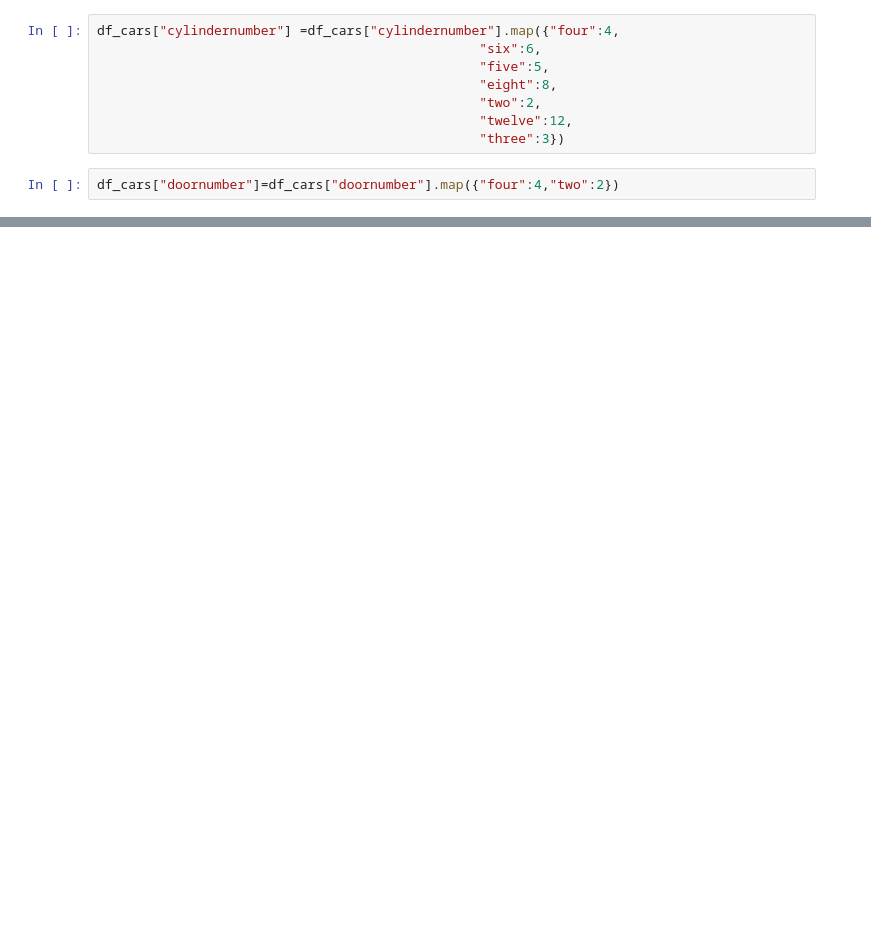
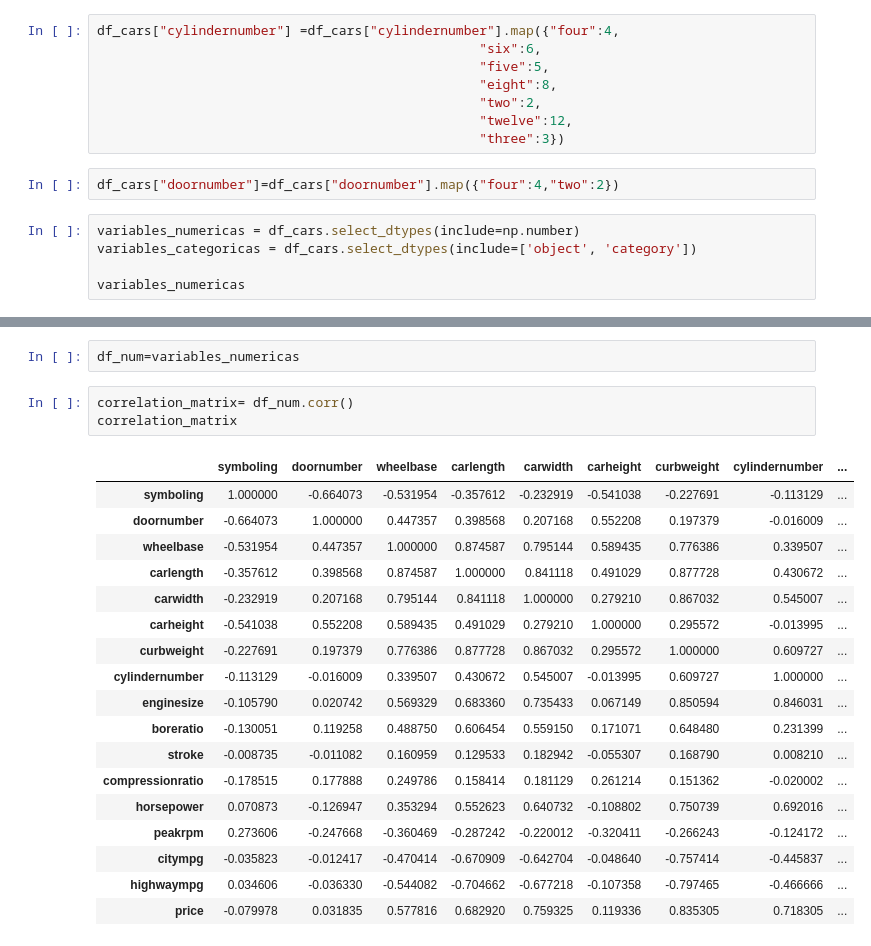
Before and after one commit to Anavig14/ProyectoIntegrador, a Jupyter notebook: Codigo Python.ipynb, the cells around one changed output, grey strips where cells are left out. Drawn from its saved outputs; the diff is of its cells as text; blank space fills up the shorter version.

```diff
--- a/Codigo Python.ipynb
+++ b/Codigo Python.ipynb
@@ -70,3 +71,8 @@ df_cars["cylindernumber"] =df_cars["cylindernumber"].map({"four":4,
                                                  "three":3})
 # %%
 df_cars["doornumber"]=df_cars["doornumber"].map({"four":4,"two":2})
+# %%
+variables_numericas = df_cars.select_dtypes(include=np.number)
+variables_categoricas = df_cars.select_dtypes(include=['object', 'category'])
+
+variables_numericas
@@ -72,0 +93,24 @@ df_cars["doornumber"]=df_cars["doornumber"].map({"four":4,"two":2})
+# %%
+df_num=variables_numericas
+# %%
+correlation_matrix= df_num.corr()
+correlation_matrix
+# %% [output]
+|  | symboling | doornumber | wheelbase | carlength | carwidth | carheight | curbweight | cylindernumber | ... |
+| symboling | 1.000000 | -0.664073 | -0.531954 | -0.357612 | -0.232919 | -0.541038 | -0.227691 | -0.113129 | ... |
+| doornumber | -0.664073 | 1.000000 | 0.447357 | 0.398568 | 0.207168 | 0.552208 | 0.197379 | -0.016009 | ... |
+| wheelbase | -0.531954 | 0.447357 | 1.000000 | 0.874587 | 0.795144 | 0.589435 | 0.776386 | 0.339507 | ... |
+| carlength | -0.357612 | 0.398568 | 0.874587 | 1.000000 | 0.841118 | 0.491029 | 0.877728 | 0.430672 | ... |
+| carwidth | -0.232919 | 0.207168 | 0.795144 | 0.841118 | 1.000000 | 0.279210 | 0.867032 | 0.545007 | ... |
+| carheight | -0.541038 | 0.552208 | 0.589435 | 0.491029 | 0.279210 | 1.000000 | 0.295572 | -0.013995 | ... |
+| curbweight | -0.227691 | 0.197379 | 0.776386 | 0.877728 | 0.867032 | 0.295572 | 1.000000 | 0.609727 | ... |
+| cylindernumber | -0.113129 | -0.016009 | 0.339507 | 0.430672 | 0.545007 | -0.013995 | 0.609727 | 1.000000 | ... |
+| enginesize | -0.105790 | 0.020742 | 0.569329 | 0.683360 | 0.735433 | 0.067149 | 0.850594 | 0.846031 | ... |
+| boreratio | -0.130051 | 0.119258 | 0.488750 | 0.606454 | 0.559150 | 0.171071 | 0.648480 | 0.231399 | ... |
+| stroke | -0.008735 | -0.011082 | 0.160959 | 0.129533 | 0.182942 | -0.055307 | 0.168790 | 0.008210 | ... |
+| compressionratio | -0.178515 | 0.177888 | 0.249786 | 0.158414 | 0.181129 | 0.261214 | 0.151362 | -0.020002 | ... |
+| horsepower | 0.070873 | -0.126947 | 0.353294 | 0.552623 | 0.640732 | -0.108802 | 0.750739 | 0.692016 | ... |
+| peakrpm | 0.273606 | -0.247668 | -0.360469 | -0.287242 | -0.220012 | -0.320411 | -0.266243 | -0.124172 | ... |
+| citympg | -0.035823 | -0.012417 | -0.470414 | -0.670909 | -0.642704 | -0.048640 | -0.757414 | -0.445837 | ... |
+| highwaympg | 0.034606 | -0.036330 | -0.544082 | -0.704662 | -0.677218 | -0.107358 | -0.797465 | -0.466666 | ... |
+| price | -0.079978 | 0.031835 | 0.577816 | 0.682920 | 0.759325 | 0.119336 | 0.835305 | 0.718305 | ... |
```
Also changed, not shown: parts of 8 cells of this notebook.
